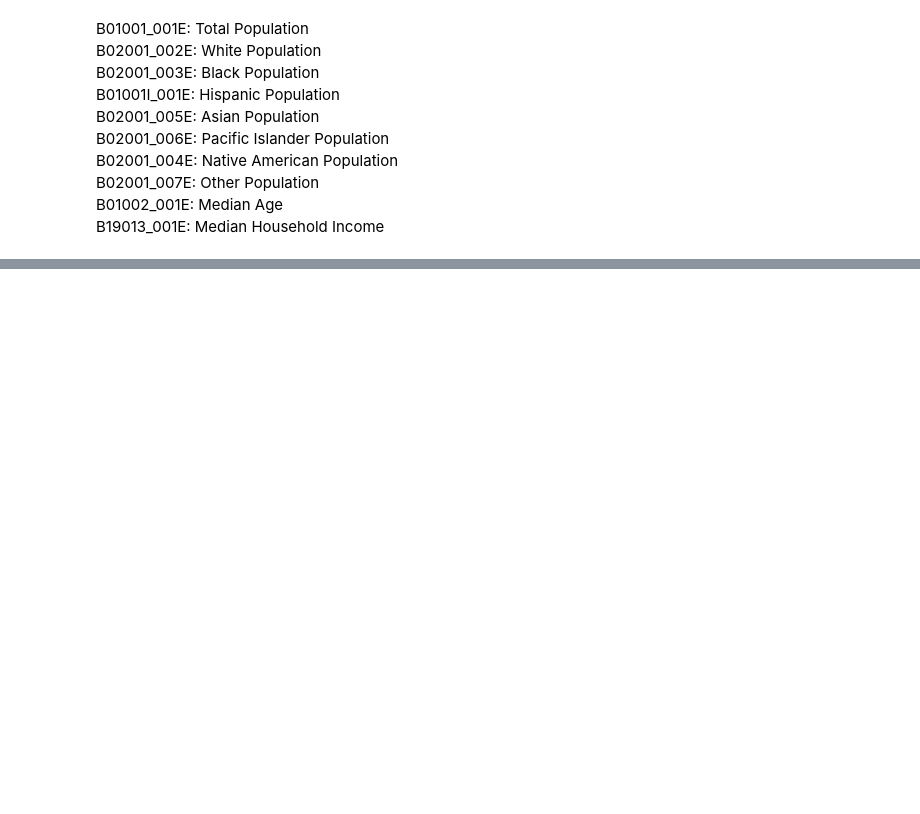
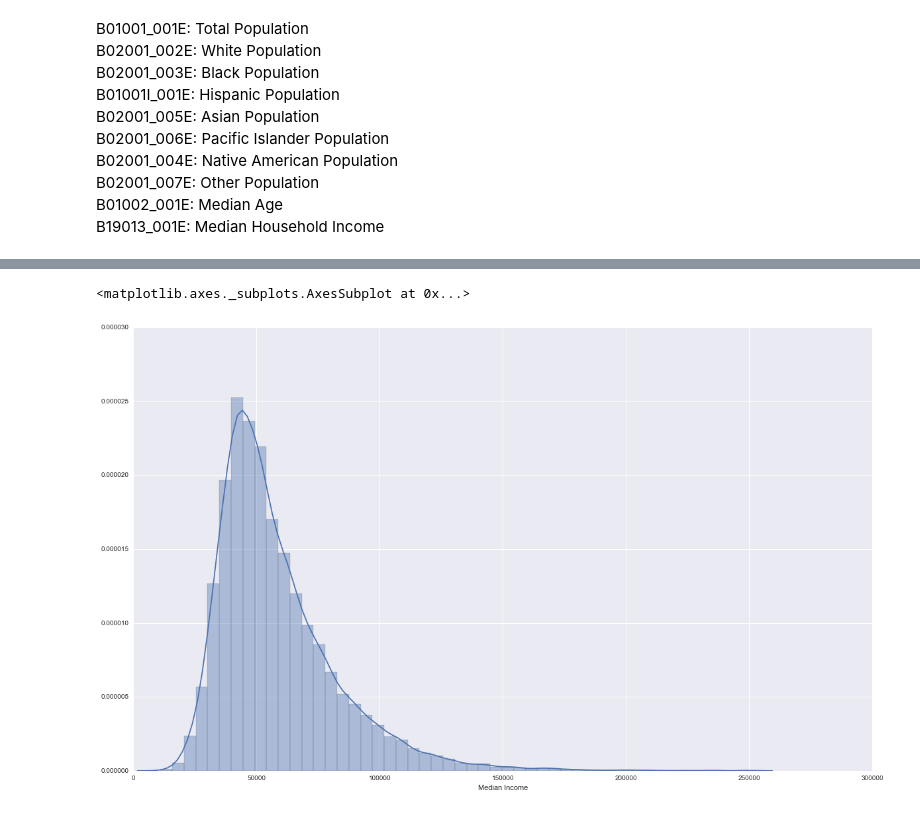
Before and after one commit to aaharrison/Realtor, a Jupyter notebook: Realtor Predictor.ipynb, the cells around one changed output, grey strips where cells are left out. Saved outputs shown, nothing was run; the diff lists cells and outputs as text; code cells hidden in the pictures; blank space fills up the shorter version.

```diff
--- a/Realtor Predictor.ipynb
+++ b/Realtor Predictor.ipynb
@@ -324,3 +325,8 @@ for x in zipCode.index[10001:15035]:
             pass
 
 censusZipCode = pd.concat([censusZipCode1, censusZipCode2, censusZipCode3], axis = 0)
+# %%
+for x in censusZipCode.columns.tolist():
+    print(str(x) + ": " + str(len(censusZipCode[pd.isnull(censusZipCode[x])])))
+
+censusZipCode.dropna(inplace = True)
@@ -329,3 +346,6 @@ cols = ["Median Income", "Median Age","Total Population", "White Pop", "Black Po
  "Asian Pop", "Hispanic Pop", "Pacific Pop", "Native Pop", "Older Pop"]
 
 censusZipCode = censusZipCode[cols]
+
+censusZipCode.columns = ["Median Income", "Median Age","Total Population", "White Pop", "Black Pop",
+ "Asian Pop", "Hispanic Pop", "Pacific Pop", "Native Pop", "Other Pop"]
@@ -334,0 +352,11 @@ censusZipCode.to_csv("Demographic Data by ZipCode.csv")
+# %%
+censusZipCode["Median Income"] = censusZipCode["Median Income"].apply(lambda x: int(x))
+censusZipCode["Median Age"] = censusZipCode["Median Age"].apply(lambda x: float(x))
+censusZipCode["Total Population"] = censusZipCode["Total Population"].apply(lambda x: int(x))
+censusZipCode["White Pop"] = censusZipCode["White Pop"].apply(lambda x: int(x))
+censusZipCode["Black Pop"] = censusZipCode["Black Pop"].apply(lambda x: int(x))
+censusZipCode["Asian Pop"] = censusZipCode["Asian Pop"].apply(lambda x: int(x))
+censusZipCode["Hispanic Pop"] = censusZipCode["Hispanic Pop"].apply(lambda x: int(x))
+censusZipCode["Pacific Pop"] = censusZipCode["Pacific Pop"].apply(lambda x: int(x))
+censusZipCode["Native Pop"] = censusZipCode["Native Pop"].apply(lambda x: int(x))
+censusZipCode["Other Pop"] = censusZipCode["Other Pop"].apply(lambda x: int(x))
@@ -334,0 +398,6 @@ censusZipCode.to_csv("Demographic Data by ZipCode.csv")
+# %%
+censusPercent.reset_index(inplace = True)
+censusPercent["Zip Code"] = censusPercent["Zip Code"].apply(lambda x: int(x))
+censusPercent.set_index("Zip Code", inplace = True)
+
+censusPercent = censusPercent.join(zipCode[["ZipName", "State", "Lat", "Long", "County"]], how = "left")
@@ -334,0 +420,8 @@ censusZipCode.to_csv("Demographic Data by ZipCode.csv")
+# %%
+import seaborn as sns
+plt.figure(figsize = (20,12))
+
+sns.distplot(censusPercent["Median Income"])
+# %% [output]
+<matplotlib.axes._subplots.AxesSubplot at 0x...>
+[figure, added]
```
Also changed, not shown: parts of 12 cells of this notebook, 2 other files.
